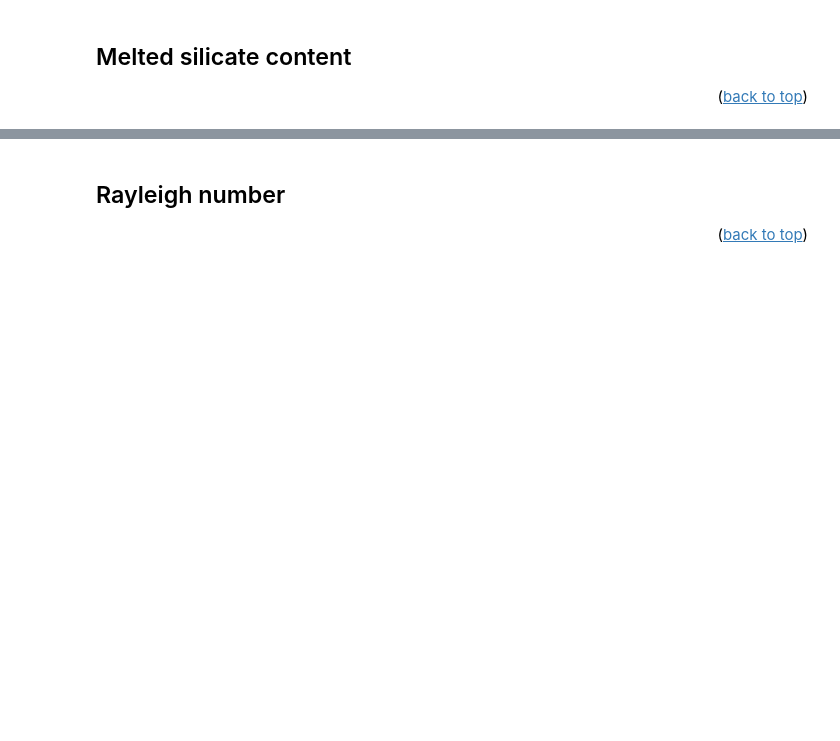
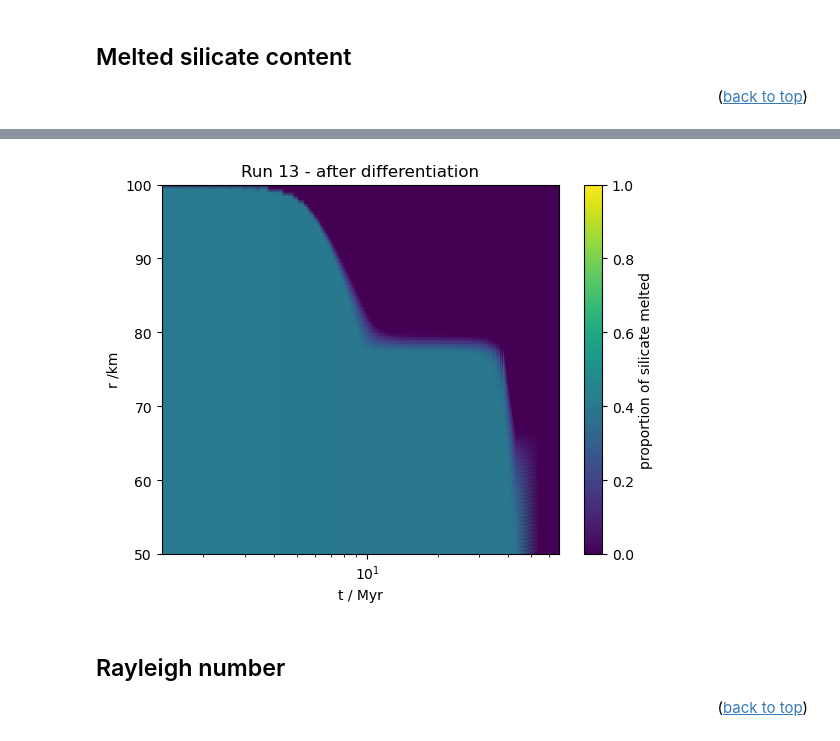
Before and after one commit to Hannah-RS/planetesimal-magnetic-history, a Jupyter notebook: Plotting_scripts/plot_combined.ipynb, the cells around one changed output, grey strips where cells are left out. Saved outputs shown, nothing was run; the diff lists cells and outputs as text; code cells hidden in the pictures; blank space fills up the shorter version.

```diff
--- a/Plotting_scripts/plot_combined.ipynb
+++ b/Plotting_scripts/plot_combined.ipynb
@@ -201,15 +214,17 @@ if save ==True:
 # %%
 rmantle = np.arange(int(r/2),int(r+dr),int(dr))/1e3
 plt.figure()
-plt.pcolormesh(t/Myr, rmantle,np.transpose(silicate_t),shading = 'nearest',vmin=0, vmax=1) # use same vmin and vmax as other plots to make them comparable
+plt.pcolormesh(t/Myr, rmantle,np.transpose(silicate_t),shading = 'gouraud',vmin=0, vmax=1) # use same vmin and vmax as other plots to make them comparable
 plt.xscale('log')
 plt.ylabel('r /km')
 plt.xlabel('t / Myr')
 #plt.ylim([0,400])
 plt.title(f'Run {run} - after differentiation')
 plt.colorbar(label='proportion of silicate melted')
 if save ==True:
     plt.savefig(f'Plots/si_therm_run_{run}.png')
+# %% [output]
+[figure, added]
 # %% [markdown]
 ## Rayleigh number<a class="anchor" id="critical-rayleigh"></a>
 <p align="right">(<a href="#top">back to top</a>)</p>
```
Also changed, not shown: parts of 18 cells of this notebook, 1 other file.
